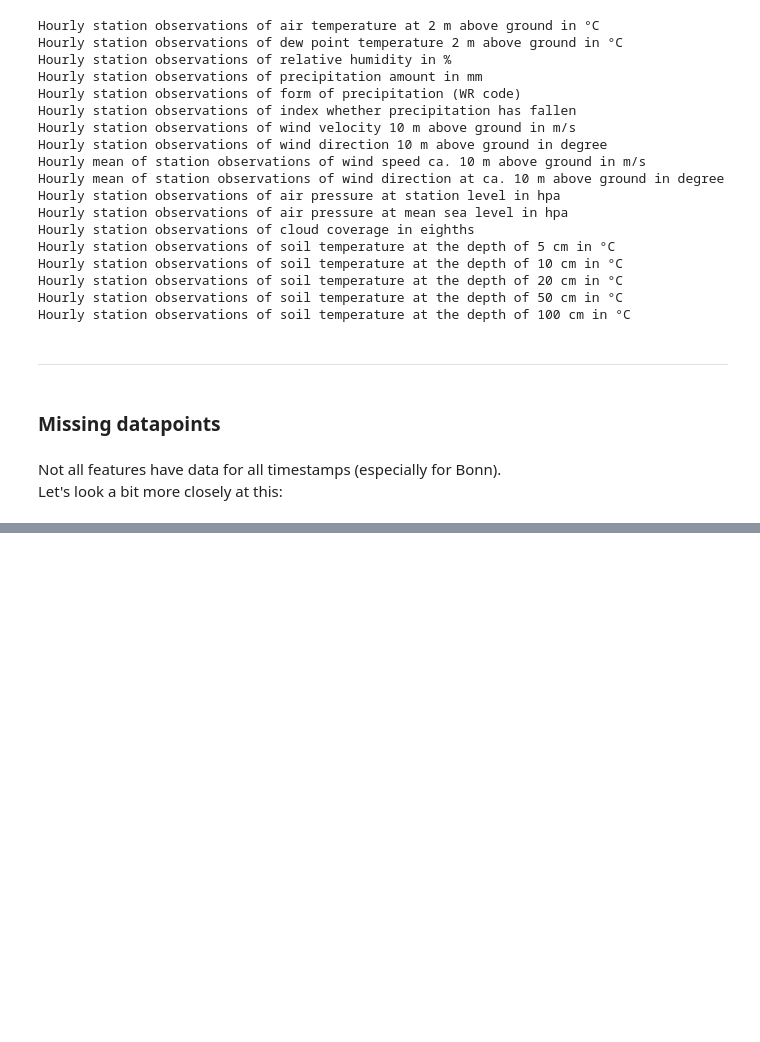
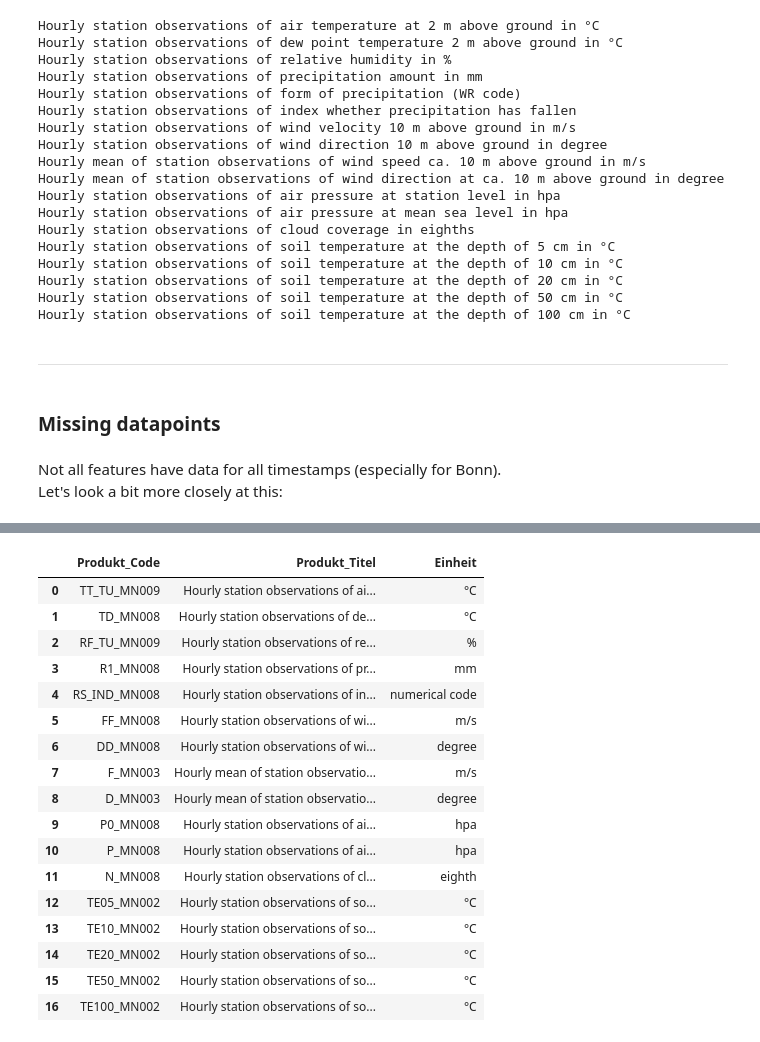
Before and after one commit to Simbonobo/anacondas, a Jupyter notebook: Weather.ipynb, the cells around one changed output, grey strips where cells are left out. Drawn from its saved outputs; the diff is of its cells as text; code cells hidden in the pictures; blank space fills up the shorter version.

```diff
--- a/Weather.ipynb
+++ b/Weather.ipynb
@@ -103,0 +68,5 @@ data["TT_TU_MN009"]
+# %%
+# Drop Beschreibung_DWD and Beschreibung_Inspire from prd
+prd = prd.drop(["Beschreibung_DWD", "Beschreibung_Inspire"], axis = 1)
+prd
+# prd[["Produkt_Code", "Produkt_Titel", "Einheit"]]
@@ -205,0 +317,21 @@ df = pd.concat(list(data.values()), axis=1, join="outer")
+# %%
+prd
+# %% [output]
+|  | Produkt_Code | Produkt_Titel | Einheit |
+| 0 | TT_TU_MN009 | Hourly station observations of ai... | °C |
+| 1 | TD_MN008 | Hourly station observations of de... | °C |
+| 2 | RF_TU_MN009 | Hourly station observations of re... | % |
+| 3 | R1_MN008 | Hourly station observations of pr... | mm |
+| 4 | RS_IND_MN008 | Hourly station observations of in... | numerical code |
+| 5 | FF_MN008 | Hourly station observations of wi... | m/s |
+| 6 | DD_MN008 | Hourly station observations of wi... | degree |
+| 7 | F_MN003 | Hourly mean of station observatio... | m/s |
+| 8 | D_MN003 | Hourly mean of station observatio... | degree |
+| 9 | P0_MN008 | Hourly station observations of ai... | hpa |
+| 10 | P_MN008 | Hourly station observations of ai... | hpa |
+| 11 | N_MN008 | Hourly station observations of cl... | eighth |
+| 12 | TE05_MN002 | Hourly station observations of so... | °C |
+| 13 | TE10_MN002 | Hourly station observations of so... | °C |
+| 14 | TE20_MN002 | Hourly station observations of so... | °C |
+| 15 | TE50_MN002 | Hourly station observations of so... | °C |
+| 16 | TE100_MN002 | Hourly station observations of so... | °C |
```
Also changed, not shown: parts of 28 cells of this notebook, 2 other files.
